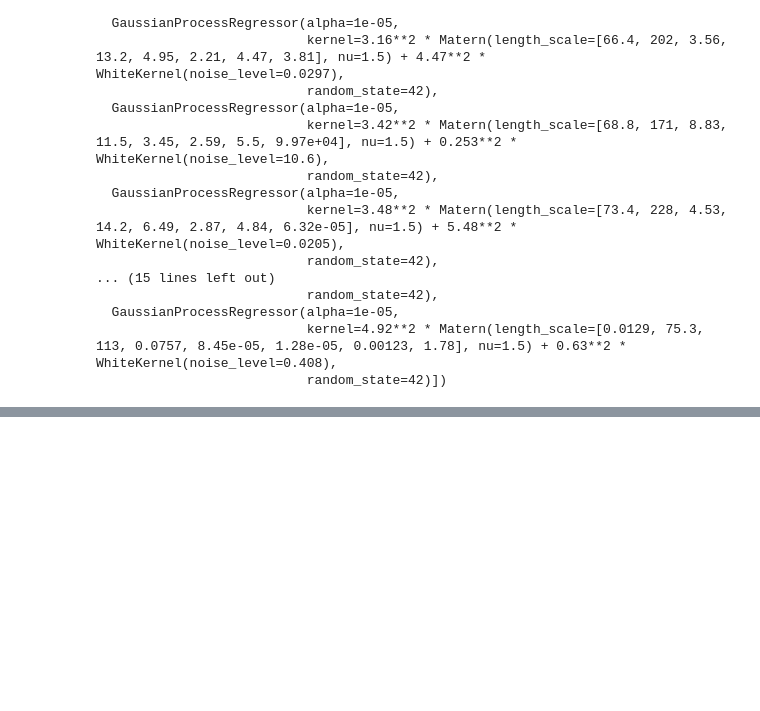
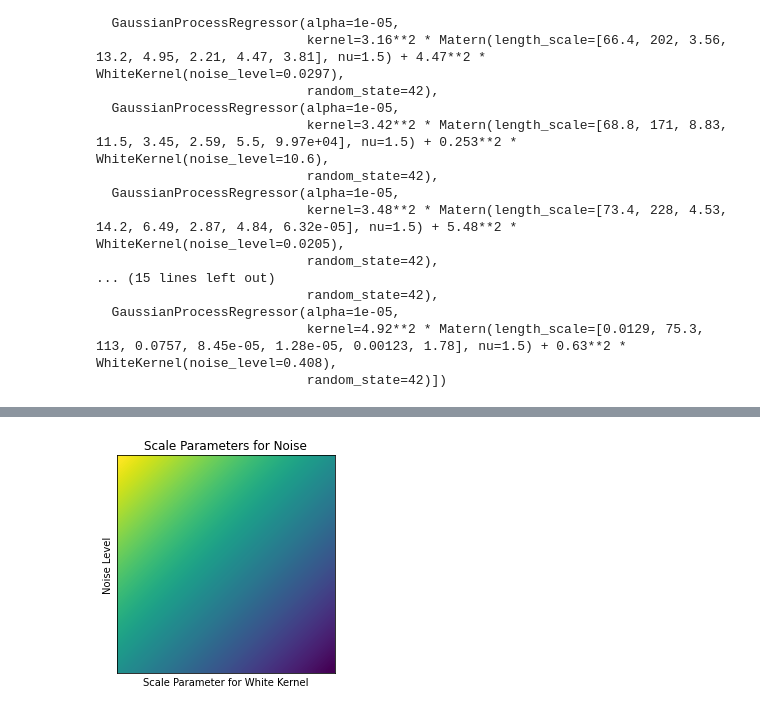
Before and after one commit to lbl-camera/HGDL, a Jupyter notebook: paper/bio/reading_results.ipynb, the cells around one changed output, grey strips where cells are left out. Drawn from its saved outputs; the diff is of its cells as text; code cells hidden in the pictures; blank space fills up the shorter version.

```diff
--- a/paper/bio/reading_results.ipynb
+++ b/paper/bio/reading_results.ipynb
@@ -347,0 +65,28 @@ data[30:50]
+# %%
+kernels = np.array([z.kernel_.theta for z in GPs])
+# %%
+kernels = np.array([2*np.max(kernels, 0), 2*np.min(kernels, 0)])
+# %%
+base_theta = .5*(kernels[0] - kernels[1])
+# %%
+M_i, N_i = 9, 10
+M, N = 30, 30
+Z = np.empty(shape=(M,N))
+for i in range(M):
+    for j in range(N):
+        t = np.array(base_theta, copy=True)
+        #print(t.round(2)[:3])
+        t[M_i] = t[M_i] + i*(1./M) * (kernels[0][M_i]-kernels[1][M_i])
+        t[N_i] = t[N_i] + j*(1./N) * (kernels[0][N_i]-kernels[1][N_i])
+        #print(t.round(2)[:3])
+        Z[i,j] = z.log_marginal_likelihood(theta=t)
+# %%
+plt.imshow(Z, interpolation='bilinear')
+plt.title('Scale Parameters for Noise')
+plt.yticks([])
+plt.ylabel('Noise Level')
+plt.xlabel('Scale Parameter for White Kernel')
+plt.xticks([]);
+plt.savefig('lml2')
+# %% [output]
+[figure, added]
```
Also changed, not shown: parts of 46 cells of this notebook, 20 other files.
